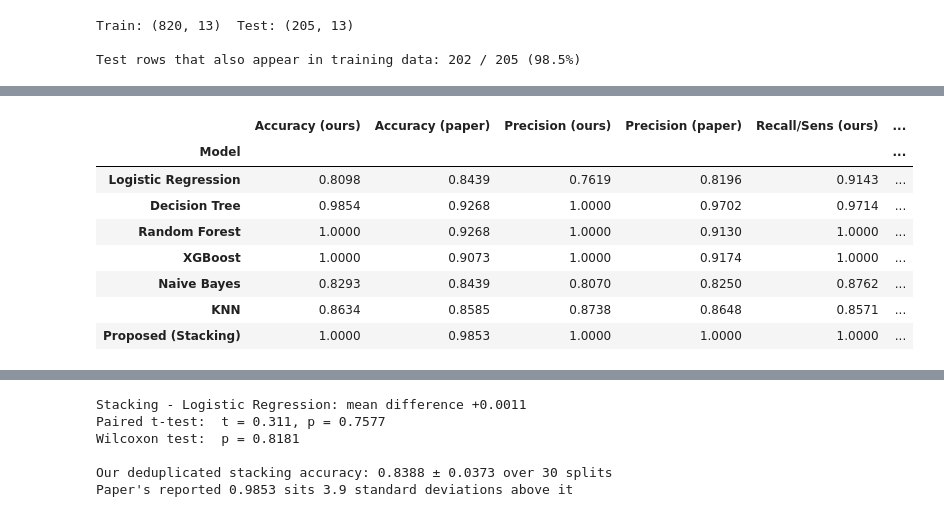
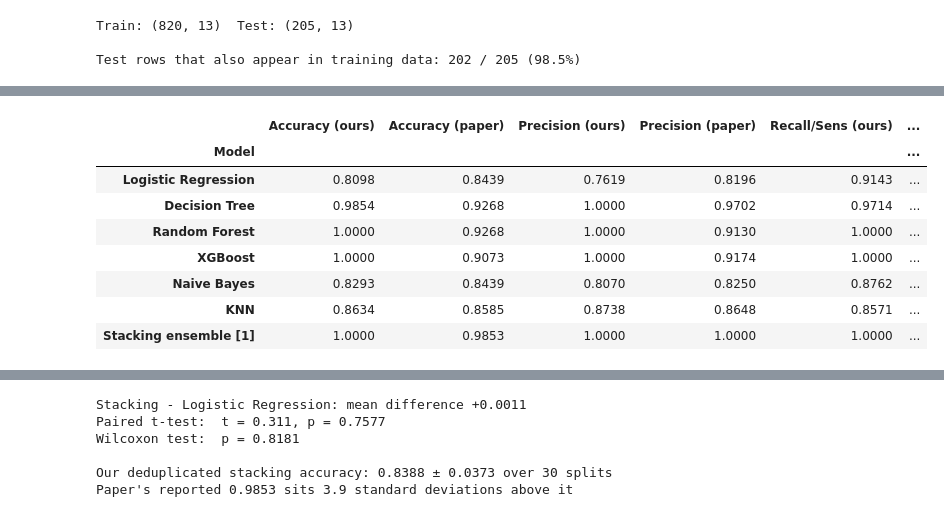
Before and after one commit to Ayaan435/heart-disease-reproducibility-sit307, a Jupyter notebook: SIT307_11_1HD.ipynb, the cells around one changed output, grey strips where cells are left out. Saved outputs shown, nothing was run; the diff lists cells and outputs as text; code cells hidden in the pictures.

```diff
--- a/SIT307_11_1HD.ipynb
+++ b/SIT307_11_1HD.ipynb
@@ -132,7 +132,7 @@ def evaluate(name, model, X_tr, y_tr, X_te, y_te):
             "AUC":         roc_auc_score(y_te, proba)}
 
 rows = [evaluate(n, m, X_tr, y_tr, X_te, y_te) for n, m in base_models.items()]
-rows.append(evaluate("Proposed (Stacking)", stack, X_tr, y_tr, X_te, y_te))
+rows.append(evaluate("Stacking ensemble [1]", stack, X_tr, y_tr, X_te, y_te))
 repro = pd.DataFrame(rows).set_index("Model").round(4)
 repro
 # %% [output]
@@ -148,30 +148,30 @@ repro
 # %%
 paper = pd.DataFrame({
     "Model":     ["Logistic Regression","Naive Bayes","KNN","Decision Tree",
-                  "Random Forest","XGBoost","Proposed (Stacking)"],
+                  "Random Forest","XGBoost","Stacking ensemble [1]"],
     "Accuracy":  [0.8439, 0.8439, 0.8585, 0.9268, 0.9268, 0.9073, 0.9853],
     "Precision": [0.8196, 0.8250, 0.8648, 0.9702, 0.9130, 0.9174, 1.0000],
     "Recall/Sens":[0.9090, 0.9000, 0.8727, 0.8909, 0.9545, 0.9090, 0.9727],
     "F1":        [0.8620, 0.8608, 0.8687, 0.9289, 0.9333, 0.9132, 0.9861],
     "AUC":       [0.9204, 0.9185, 0.9304, 0.9702, 0.9734, 0.9830, 0.9880],
 }).set_index("Model")
 
 cols = ["Accuracy", "Precision", "Recall/Sens", "F1", "AUC"]
 comp = repro[cols].join(paper[cols], lsuffix=" (ours)", rsuffix=" (paper)")
 for c in cols:
     comp[c + " Δ"] = (comp[c + " (ours)"] - comp[c + " (paper)"]).round(4)
 comp[[f"{c} ({w})" for c in cols for w in ("ours","paper")] +
      [f"{c} Δ" for c in cols]].round(4)
 # %% [output]
 |  | Accuracy (ours) | Accuracy (paper) | Precision (ours) | Precision (paper) | Recall/Sens (ours) | ... |
 | Model |  |  |  |  |  | ... |
 | Logistic Regression | 0.8098 | 0.8439 | 0.7619 | 0.8196 | 0.9143 | ... |
 | Decision Tree | 0.9854 | 0.9268 | 1.0000 | 0.9702 | 0.9714 | ... |
 | Random Forest | 1.0000 | 0.9268 | 1.0000 | 0.9130 | 1.0000 | ... |
 | XGBoost | 1.0000 | 0.9073 | 1.0000 | 0.9174 | 1.0000 | ... |
 | Naive Bayes | 0.8293 | 0.8439 | 0.8070 | 0.8250 | 0.8762 | ... |
 | KNN | 0.8634 | 0.8585 | 0.8738 | 0.8648 | 0.8571 | ... |
-| Proposed (Stacking) | 1.0000 | 0.9853 | 1.0000 | 1.0000 | 1.0000 | ... |
+| Stacking ensemble [1] | 1.0000 | 0.9853 | 1.0000 | 1.0000 | 1.0000 | ... |
 # %%
 from sklearn.base import clone
 
```
Also changed, not shown: parts of 7 cells of this notebook, 3 other files.
